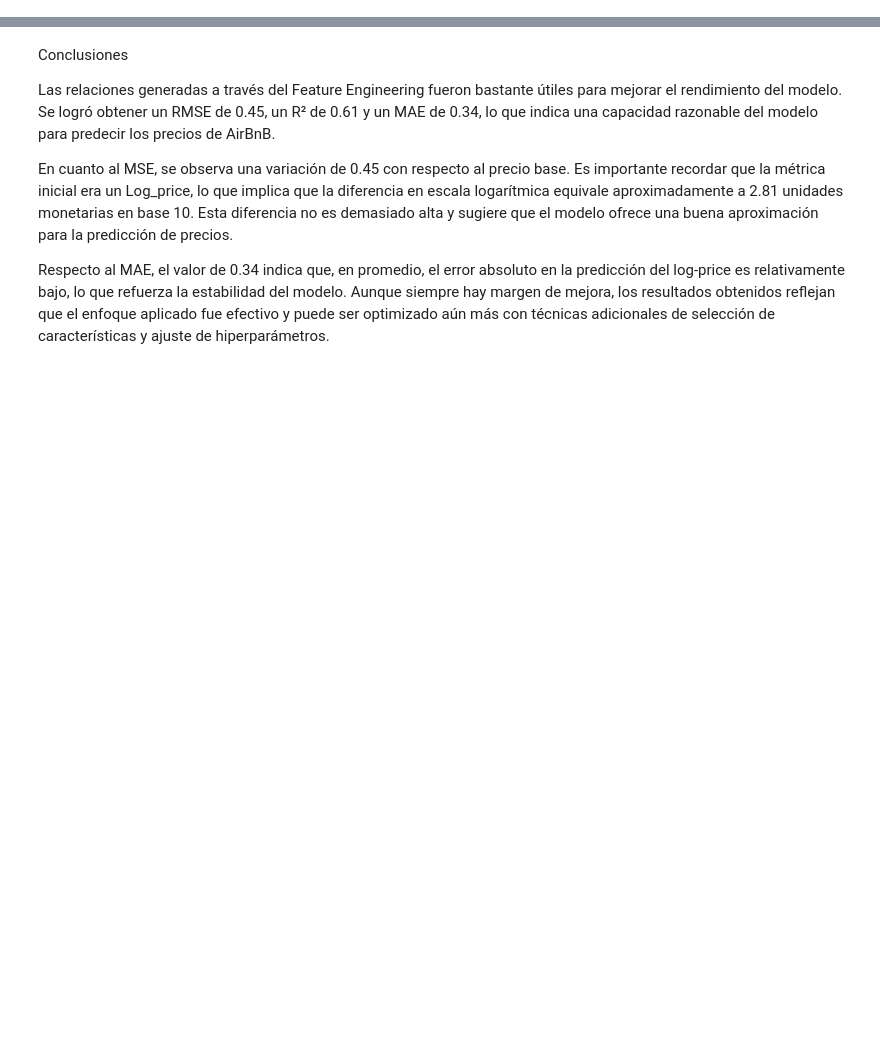
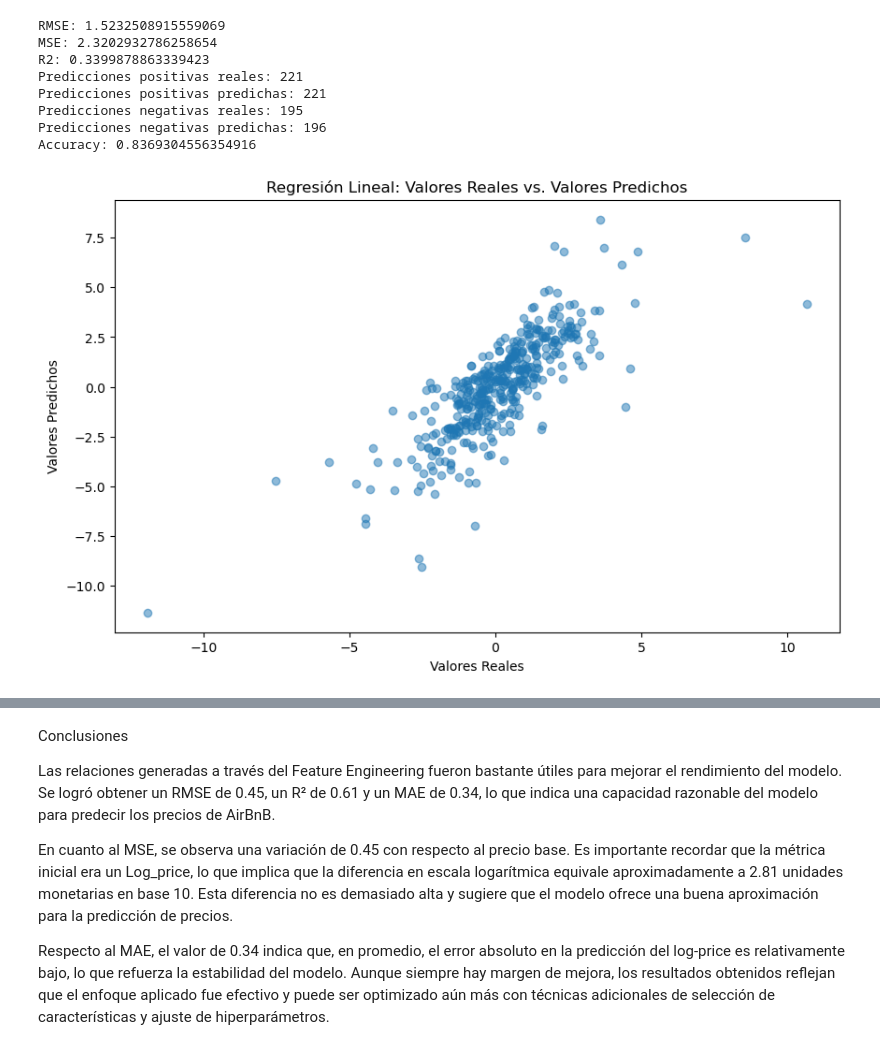
Before and after one commit to Ericson3100/Proyecto3DM, a Jupyter notebook: notebooks/4_Evaluation_Selection.ipynb, the cells around one changed output, grey strips where cells are left out. Cells and saved outputs as stored; diff of their text form; code cells hidden in the pictures; blank space fills up the shorter version.

```diff
--- a/notebooks/4_Evaluation_Selection.ipynb
+++ b/notebooks/4_Evaluation_Selection.ipynb
@@ -233,0 +232,64 @@ Total de capital tanto en la cartera como en las ETF: 1011.5908494842126
+# %%
+import pandas as pd
+train_data = pd.read_csv('../data/processed/AMZN_train.csv')
+
+test_data = pd.read_csv('../data/processed/AMZN_test.csv')
+# %%
+from sklearn.preprocessing import StandardScaler
+from sklearn.model_selection import train_test_split
+from sklearn.linear_model import LinearRegression
+from sklearn.metrics import mean_squared_error, r2_score
+
+# Preparar los datos para el entrenamiento
+train, valid = train_test_split(train_data, test_size=0.1, random_state=42, shuffle=False)
+
+y_train = train['ChangeRatio']
+X_train = train.drop(columns=['ChangeRatio'])
+
+y_valid = valid['ChangeRatio']
+X_valid = valid.drop(columns=['ChangeRatio'])
+
+scaler = StandardScaler()
+X_train_scaled = scaler.fit_transform(X_train)
+X_valid_scaled = scaler.transform(X_valid)
+
+model = LinearRegression()
+model.fit(X_train_scaled, y_train)
+
+y_pred = model.predict(X_valid_scaled)
+
+rmse = np.sqrt(mean_squared_error(y_valid, y_pred))
+mse = mean_squared_error(y_valid, y_pred)
+r2 = r2_score(y_valid, y_pred)
+
+print(f"RMSE: {rmse}")
+print(f"MSE: {mse}")
+print(f"R2: {r2}")
+
+print(f"Predicciones positivas reales: {np.sum(y_valid > 0)}")
+print(f"Predicciones positivas predichas: {np.sum(y_pred > 0)}")
+
+print(f"Predicciones negativas reales: {np.sum(y_valid < 0)}")
+print(f"Predicciones negativas predichas: {np.sum(y_pred < 0)}")
+
+accuracy = np.sum((y_valid> 0) & (y_pred > 0)) + np.sum((y_valid < 0) & (y_pred < 0))
+accuracy = accuracy / len(y_valid)
+print(f"Accuracy: {accuracy}")
+
+# Graficar los resultados
+plt.figure(figsize=(10, 6))
+plt.scatter(y_valid, y_pred, alpha=0.5)
+plt.xlabel('Valores Reales')
+plt.ylabel('Valores Predichos')
+plt.title('Regresión Lineal: Valores Reales vs. Valores Predichos')
+plt.show()
+# %% [output]
+RMSE: 1.5232508915559069
+MSE: 2.3202932786258654
+R2: 0.3399878863339423
+Predicciones positivas reales: 221
+Predicciones positivas predichas: 221
+Predicciones negativas reales: 195
+Predicciones negativas predichas: 196
+Accuracy: 0.8369304556354916
+[figure, added]
```
Also changed, not shown: parts of 10 cells of this notebook, 13 other files.
